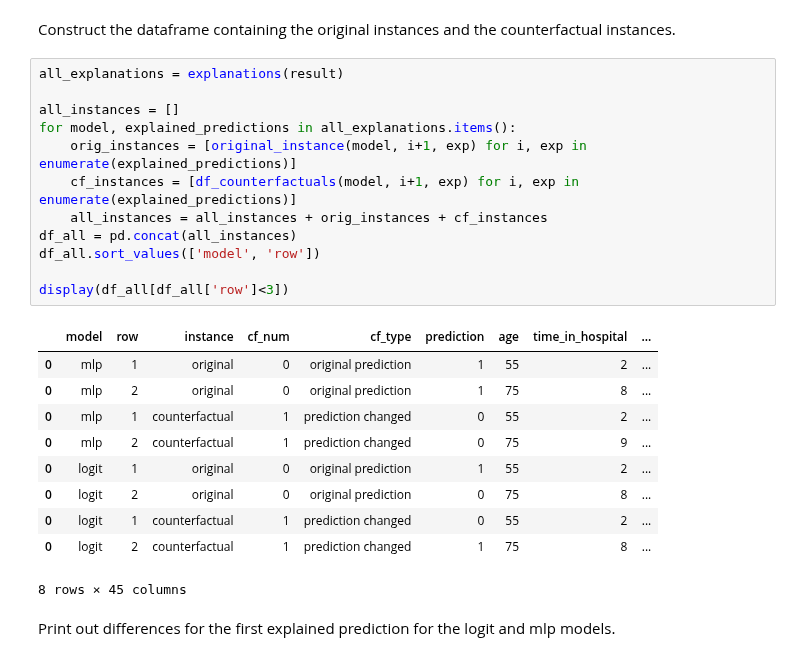
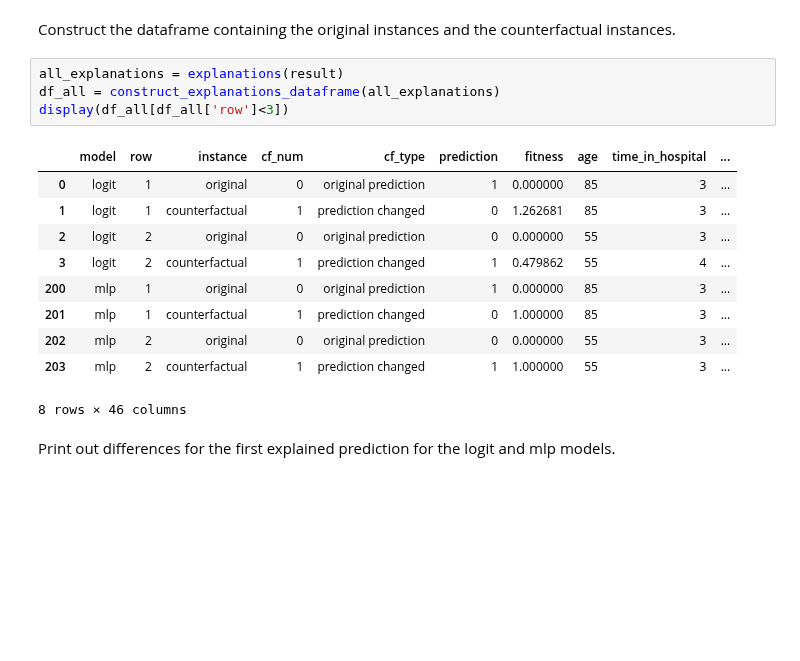
Before and after one commit to CognitiveScale/cortex-certifai-examples, a Jupyter notebook: notebooks/patient_readmission/patient-readmission-explain-results.ipynb, the cells around one changed output. Saved outputs shown, nothing was run; the diff lists cells and outputs as text; blank space fills up the shorter version.

```diff
--- a/notebooks/patient_readmission/patient-readmission-explain-results.ipynb
+++ b/notebooks/patient_readmission/patient-readmission-explain-results.ipynb
@@ -68,28 +48,20 @@ def df_counterfactuals(model, row, exp, max=1):
 # %% [markdown]
 Construct the dataframe containing the original instances and the counterfactual instances.
-# %%
-all_explanations = explanations(result)
-
-all_instances = []
-for model, explained_predictions in all_explanations.items():
-    orig_instances = [original_instance(model, i+1, exp) for i, exp in enumerate(explained_predictions)]
-    cf_instances = [df_counterfactuals(model, i+1, exp) for i, exp in enumerate(explained_predictions)]
-    all_instances = all_instances + orig_instances + cf_instances
-df_all = pd.concat(all_instances)
-df_all.sort_values(['model', 'row'])
-
-display(df_all[df_all['row']<3])
-# %% [output]
-|  | model | row | instance | cf_num | cf_type | prediction | age | time_in_hospital | ... |
-| 0 | mlp | 1 | original | 0 | original prediction | 1 | 55 | 2 | ... |
-| 0 | mlp | 2 | original | 0 | original prediction | 1 | 75 | 8 | ... |
-| 0 | mlp | 1 | counterfactual | 1 | prediction changed | 0 | 55 | 2 | ... |
-| 0 | mlp | 2 | counterfactual | 1 | prediction changed | 0 | 75 | 9 | ... |
-| 0 | logit | 1 | original | 0 | original prediction | 1 | 55 | 2 | ... |
-| 0 | logit | 2 | original | 0 | original prediction | 0 | 75 | 8 | ... |
-| 0 | logit | 1 | counterfactual | 1 | prediction changed | 0 | 55 | 2 | ... |
-| 0 | logit | 2 | counterfactual | 1 | prediction changed | 1 | 75 | 8 | ... |
-8 rows × 45 columns
+# %%
+all_explanations = explanations(result)
+df_all = construct_explanations_dataframe(all_explanations)
+display(df_all[df_all['row']<3])
+# %% [output]
+|  | model | row | instance | cf_num | cf_type | prediction | fitness | age | time_in_hospital | ... |
+| 0 | logit | 1 | original | 0 | original prediction | 1 | 0.000000 | 85 | 3 | ... |
+| 1 | logit | 1 | counterfactual | 1 | prediction changed | 0 | 1.262681 | 85 | 3 | ... |
+| 2 | logit | 2 | original | 0 | original prediction | 0 | 0.000000 | 55 | 3 | ... |
+| 3 | logit | 2 | counterfactual | 1 | prediction changed | 1 | 0.479862 | 55 | 4 | ... |
+| 200 | mlp | 1 | original | 0 | original prediction | 1 | 0.000000 | 85 | 3 | ... |
+| 201 | mlp | 1 | counterfactual | 1 | prediction changed | 0 | 1.000000 | 85 | 3 | ... |
+| 202 | mlp | 2 | original | 0 | original prediction | 0 | 0.000000 | 55 | 3 | ... |
+| 203 | mlp | 2 | counterfactual | 1 | prediction changed | 1 | 1.000000 | 55 | 3 | ... |
+8 rows × 46 columns
 # %% [markdown]
 Print out differences for the first explained prediction for the logit and mlp models.
 # %%
```
Also changed, not shown: parts of 5 cells of this notebook, 2 other files.
